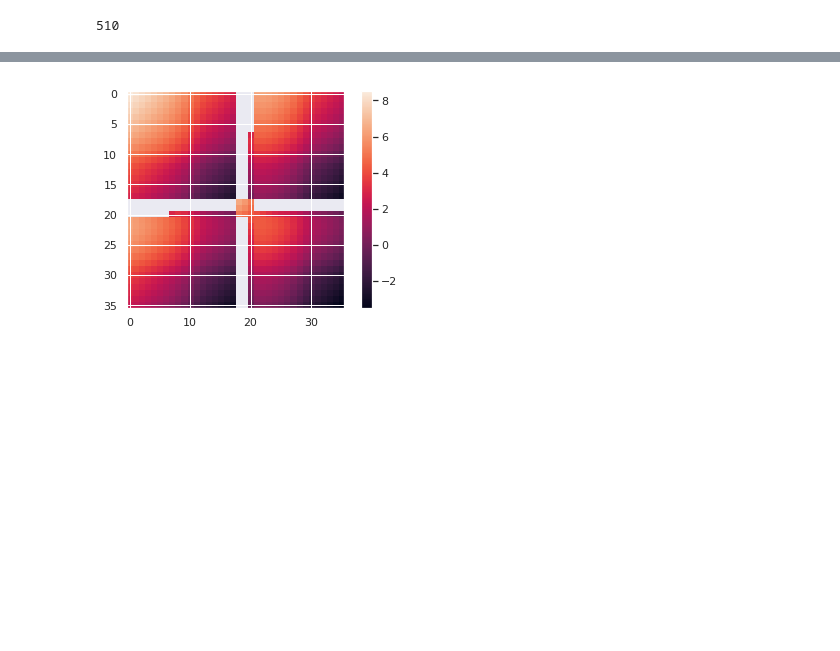
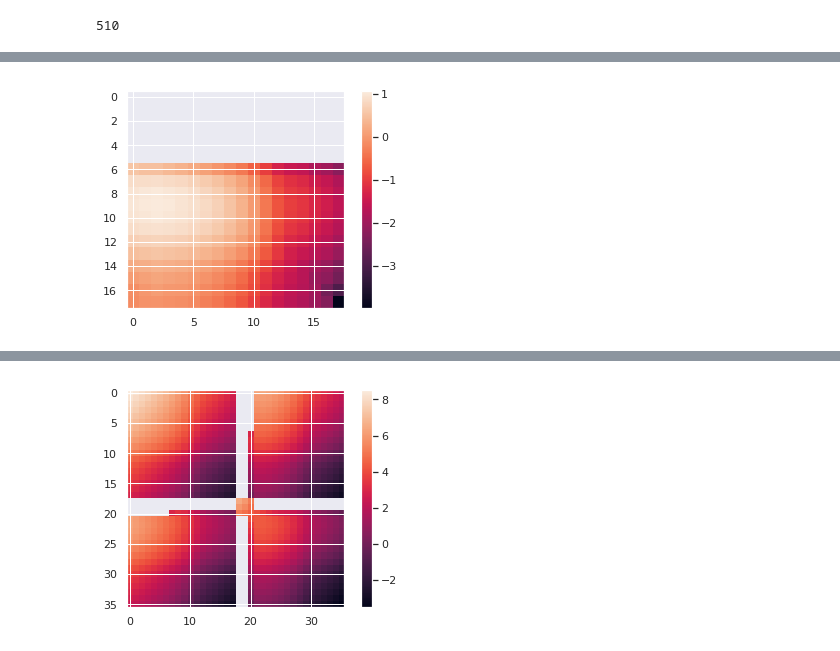
Before and after one commit to mclaughlin6464/pearce, a Jupyter notebook: notebooks/Compute Darksky Covmat.ipynb, the cells around one changed output, grey strips where cells are left out. Saved outputs shown, nothing was run; the diff lists cells and outputs as text; code cells hidden in the pictures; blank space fills up the shorter version.

```diff
--- a/notebooks/Compute Darksky Covmat.ipynb
+++ b/notebooks/Compute Darksky Covmat.ipynb
@@ -45,0 +98,5 @@ plt.imshow(cov[18:, 18:])
+# %%
+im = plt.imshow(im_cov[18:36, :18])
+plt.colorbar(im);
+# %% [output]
+[figure, added]
```
Also changed, not shown: parts of 21 cells of this notebook, 3 other files.
